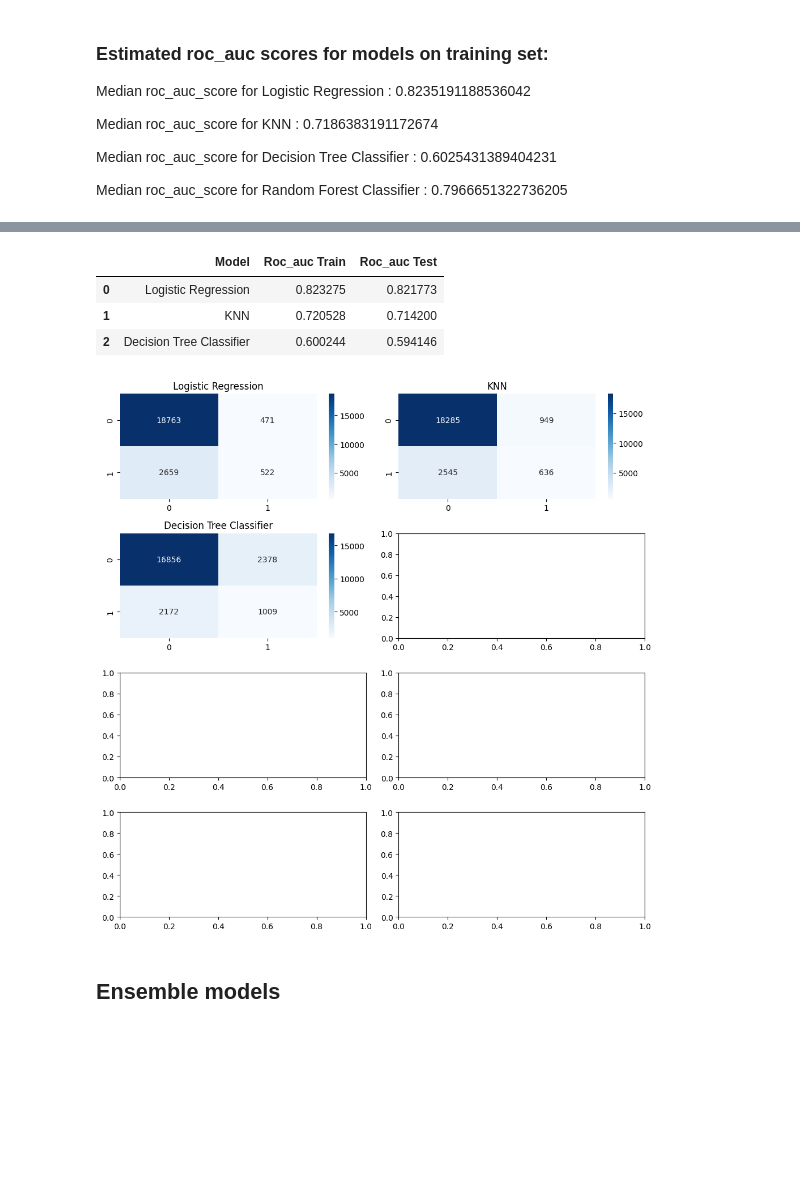
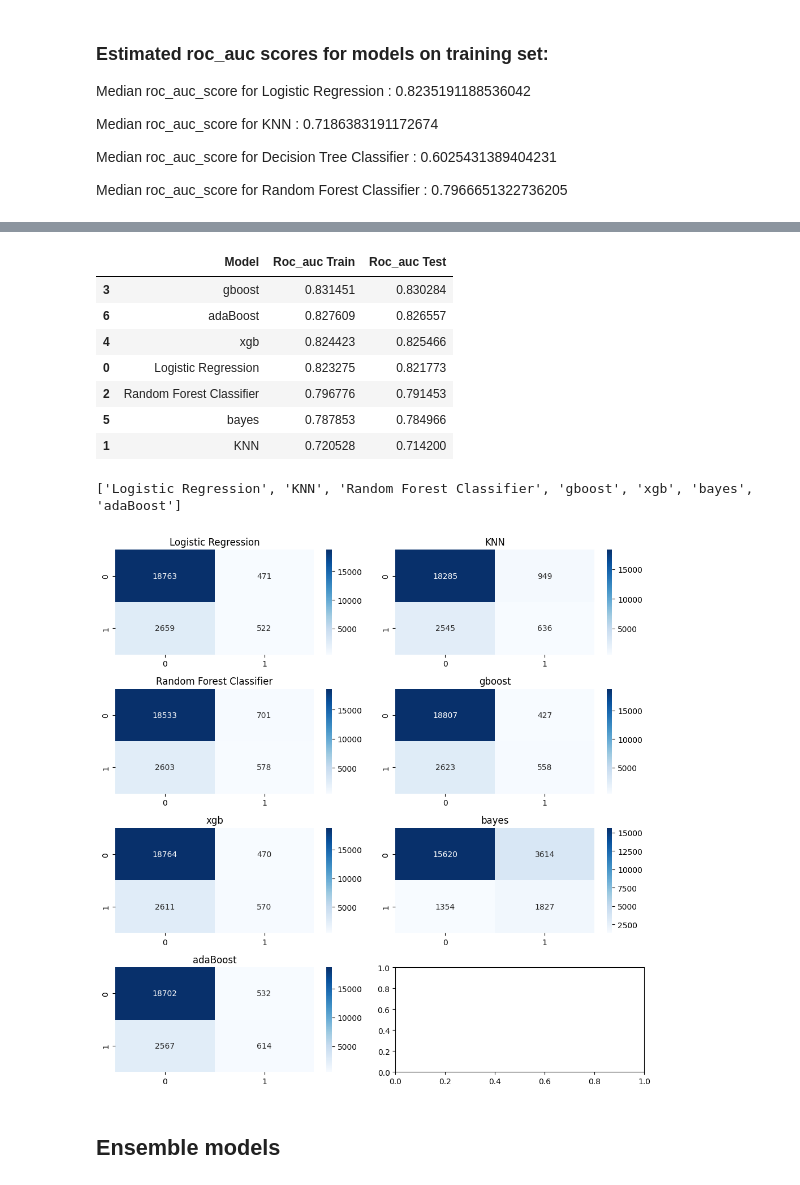
Before and after one commit to Iwaniukooo11/ml-diabetes-prediction, a Jupyter notebook: Diabetes_final_models.ipynb, the cells around one changed output, grey strips where cells are left out. Saved outputs shown, nothing was run; the diff lists cells and outputs as text; code cells hidden in the pictures; blank space fills up the shorter version.

```diff
--- a/Diabetes_final_models.ipynb
+++ b/Diabetes_final_models.ipynb
@@ -52,12 +54,14 @@ y_test = test_binary_scaled["Diabetes_012"]
 # %%
 models = {"Logistic Regression": LogisticRegression(random_state = 42, n_jobs = -1),
           "KNN": KNeighborsClassifier(),
-          "Decision Tree Classifier": DecisionTreeClassifier(random_state = 42),
-          #"Random Forest Classifier": RandomForestClassifier(random_state = 42),
-          #'gboost': GradientBoostingClassifier(random_state=42),
-          #'xgb': XGBClassifier(random_state=42),
+          "Random Forest Classifier": RandomForestClassifier(random_state = 42),
+          'gboost': GradientBoostingClassifier(random_state=42),
+          'xgb': XGBClassifier(random_state=42),
           #'svm': SVC(),
-          #'bayes': GaussianNB()
+          'bayes': GaussianNB(),
+          'adaBoost': AdaBoostClassifier(random_state=42),
+
+
          }
 results = []
 # %%
@@ -139,39 +161,49 @@ auc_scores_train = []
 for i in range(len(results)):
     auc_scores_train.append(np.mean(results[i]))
 
-models = pd.DataFrame({
-    'Model': ['Logistic Regression', 'KNN', 'Decision Tree Classifier'], #, 'Random Forest Classifier', 'Gradient Boosting Classifier', 'XgBoost', "SVM", "Bayes"],
+models_eval = pd.DataFrame({
+#array of model keys
+    'Model': models_keys,
     'Roc_auc Train': auc_scores_train,
     'Roc_auc Test': auc_scores
 })
-models.sort_values(by = 'Roc_auc Test', ascending = False)
+models_eval.sort_values(by = 'Roc_auc Test', ascending = False)
 # %% [output]
 |  | Model | Roc_auc Train | Roc_auc Test |
+| 3 | gboost | 0.831451 | 0.830284 |
+| 6 | adaBoost | 0.827609 | 0.826557 |
+| 4 | xgb | 0.824423 | 0.825466 |
 | 0 | Logistic Regression | 0.823275 | 0.821773 |
+| 2 | Random Forest Classifier | 0.796776 | 0.791453 |
+| 5 | bayes | 0.787853 | 0.784966 |
 | 1 | KNN | 0.720528 | 0.714200 |
-| 2 | Decision Tree Classifier | 0.600244 | 0.594146 |
 # %%
 import seaborn as sns
 # Porównanie macierzy
-model_names = ['Logistic Regression', 'KNN', 'Decision Tree Classifier']  #, 'Random Forest Classifier', 'Gradient Boosting Classifier', 'XgBoost', "SVM", "Bayes"]
+#model names  = keys from model object
+model_names = list(models.keys())
+print(model_names)
+
+# #, 'Random Forest Classifier', 'Gradient Boosting Classifier', 'XgBoost', "SVM", "Bayes"]
 fig, ax = plt.subplots(4, 2, figsize = (10,10))
 
 # Plotting confusion matrices
 for i, (model_name, conf_matrix) in enumerate(zip(model_names, conf_matrices)):
     # Calculate row and column indices for subplot
     row = i // 2
     col = i % 2
 
     # Plot confusion matrix on the corresponding subplot
     sns.heatmap(conf_matrix, annot=True, cmap="Blues", fmt="d", ax=ax[row, col])
 
     # Set title for the subplot
     ax[row, col].set_title(model_name)
 
 # Adjust layout
 plt.tight_layout()
 
 # Show the plot
 plt.show()
 # %% [output]
+['Logistic Regression', 'KNN', 'Random Forest Classifier', 'gboost', 'xgb', 'bayes', 'adaBoost']
-[figure, old version]
+[figure, new version]
```
Also changed, not shown: parts of 21 cells of this notebook, 4 other files.
